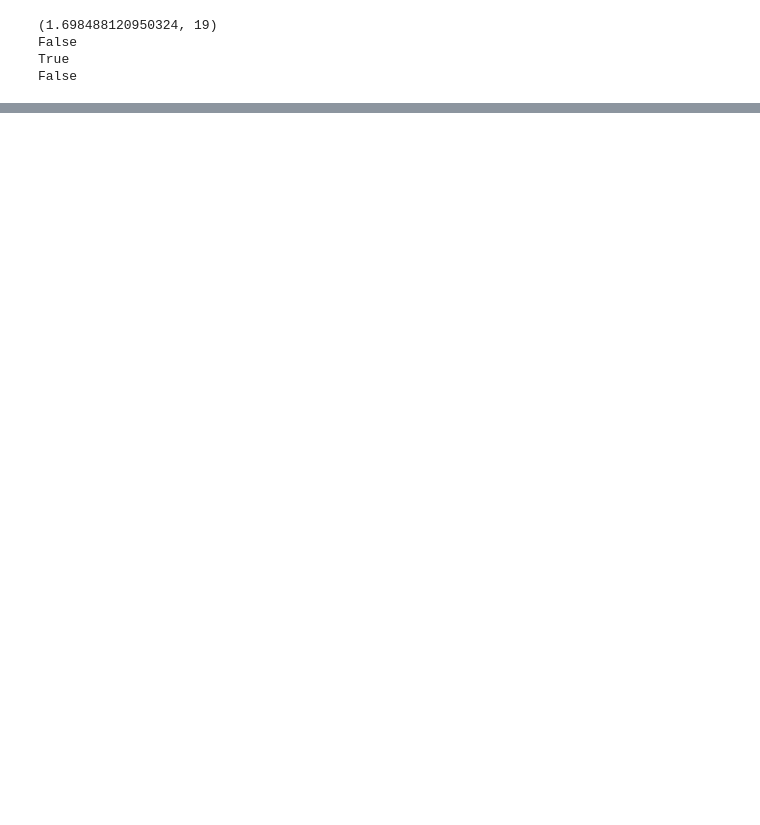
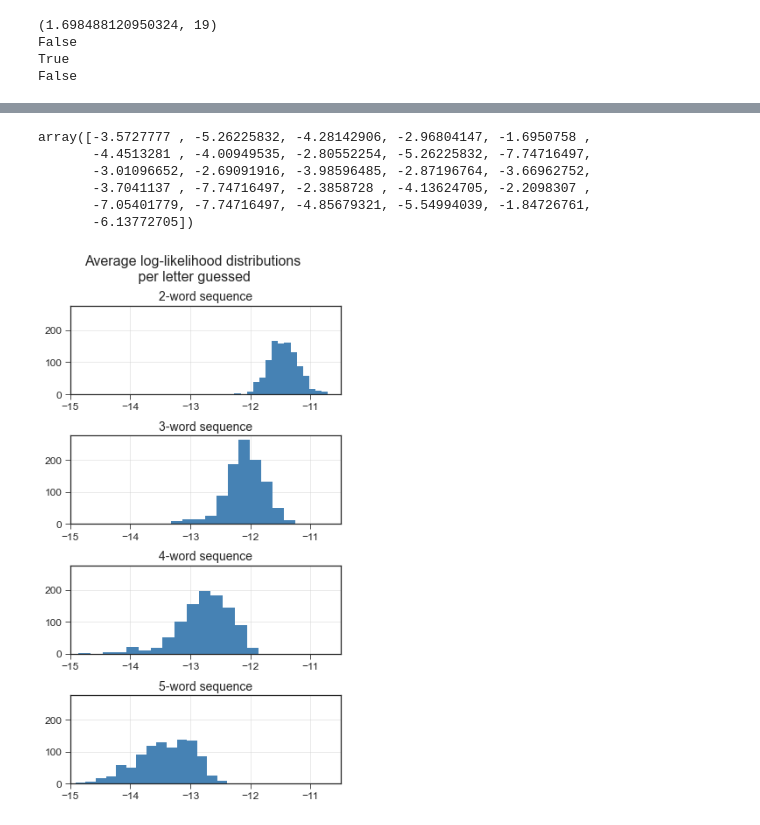
Before and after one commit to benton-anderson/wordle-opt, a Jupyter notebook: notebooks/BJA-02.4-make-guess-sequences.ipynb, the cells around one changed output, grey strips where cells are left out. Saved outputs shown, nothing was run; the diff lists cells and outputs as text; code cells hidden in the pictures; blank space fills up the shorter version.

```diff
--- a/notebooks/BJA-02.4-make-guess-sequences.ipynb
+++ b/notebooks/BJA-02.4-make-guess-sequences.ipynb
@@ -366,0 +462,24 @@ df['mean_tglp5'].hist(bins=20)
+# %%
+lldf = []
+for sequence in ll_results:
+#     print(calc_summed_tglp_and_repeats(sequence[:-3])[1])
+    lldf.append([*sequence,
+                *calc_tll_and_repeats(sequence),
+                *calc_tll_and_repeats(sequence[:-1]),
+                *calc_tll_and_repeats(sequence[:-2]),
+                *calc_tll_and_repeats(sequence[:-3]),])
+
+
+columns = ['w1', 'w2', 'w3', 'w4', 'w5',
+           'tll5', 'nu5',
+           'tll4', 'nu4',
+           'tll3', 'nu3',
+           'tll2', 'nu2']
+lldf = pd.DataFrame(lldf, columns=columns)
+for num in ['5','4','3','2']:
+    lldf['mean_tll'+num] = lldf['tll'+num]/int(num)
+    lldf['mean_tll_per_unique'+num] = lldf['tll'+num]/lldf['nu'+num]
+# tglp# = total green letter probability with that many words in the sequence
+# nu# = Number of Unique letters in that sequence
+# mean_tglp# = average Total green letter probability gained per letter (not unique letter!!)
+lldf
@@ -366,0 +500,7 @@ df['mean_tglp5'].hist(bins=20)
+# %%
+print('Best 1st word guess according to log-likelihood:')
+print(data['wll'].idxmax())
+for num in ['2','3','4','5']:
+    best = lldf['mean_tll_per_unique'+num].idxmax()
+    print(f'Best {num}-word sequence according to log-likelihood:')
+    print(lldf.loc[best, ['w1', 'w2', 'w3', 'w4', 'w5']].to_list()[:int(num)])
@@ -366,0 +518,24 @@ df['mean_tglp5'].hist(bins=20)
+# %%
+np.log(np.array(list(bowcur['4'].values())) + 1/2315 )
+# %% [output]
+array([-3.5727777 , -5.26225832, -4.28142906, -2.96804147, -1.6950758 ,
+       -4.4513281 , -4.00949535, -2.80552254, -5.26225832, -7.74716497,
+       -3.01096652, -2.69091916, -3.98596485, -2.87196764, -3.66962752,
+       -3.7041137 , -7.74716497, -2.3858728 , -4.13624705, -2.2098307 ,
+       -7.05401779, -7.74716497, -4.85679321, -5.54994039, -1.84726761,
+       -6.13772705])
+# %%
+fig, ax = plt.subplots(nrows=4, sharey=True)
+for i, num in enumerate(['2', '3', '4', '5']):
+    ax[i].hist(lldf['mean_tll'+num], bins=15, color='steelblue')
+    ax[i].set_title(f'{num}-word sequence', fontsize=14)
+    ax[i].set_xlim((-15, -10.5))
+    ax[i].tick_params(axis='both', which='major', labelsize=12)
+    ax[i].grid(alpha=0.5)
+fig.set_size_inches((5, 9))
+fig.suptitle('Average log-likelihood distributions\n per letter guessed', fontsize=16)
+# fig.supylabel('count', fontsize=12)
+
+fig.tight_layout()
+# %% [output]
+[figure, added]
```
Also changed, not shown: parts of 18 cells of this notebook, 1 other file.
